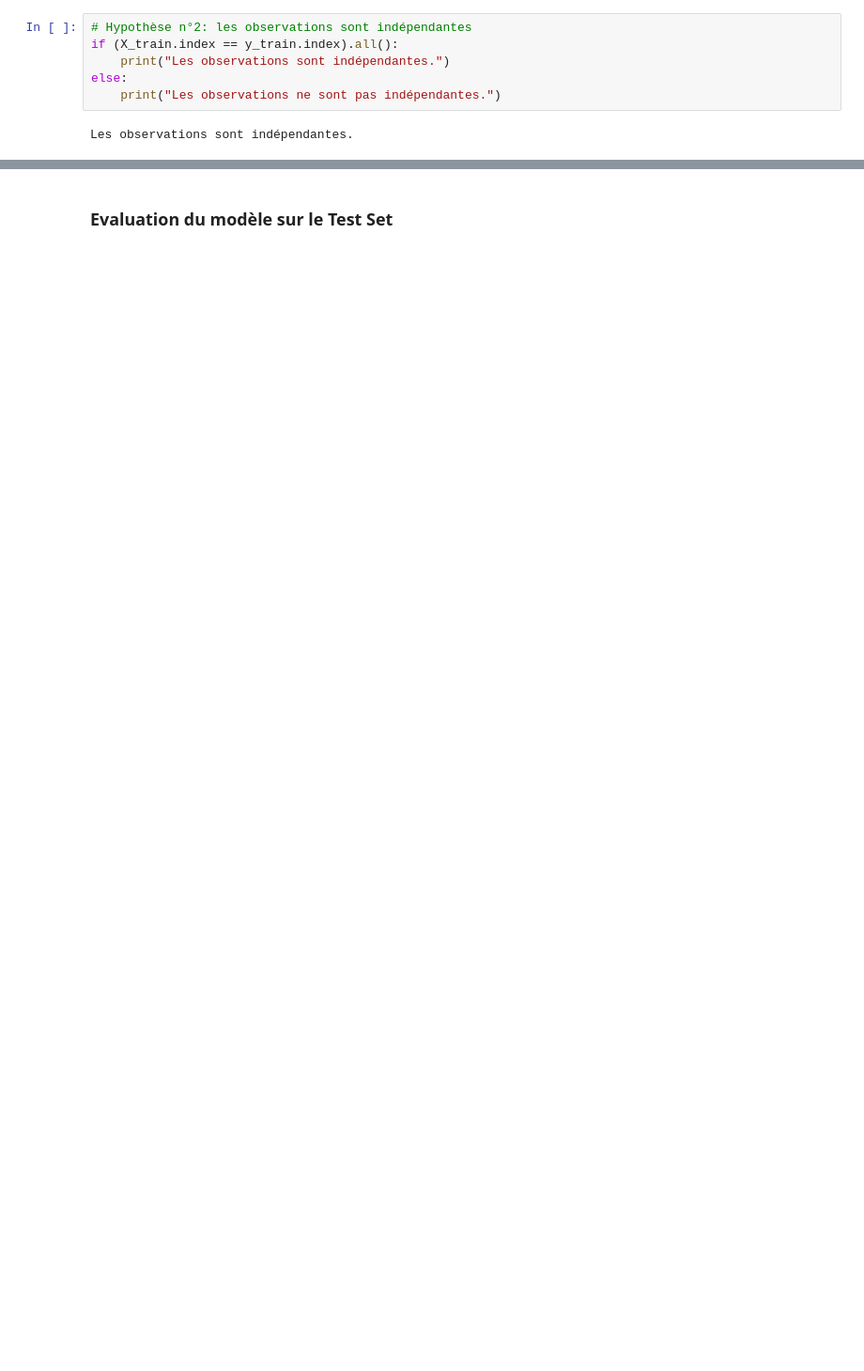
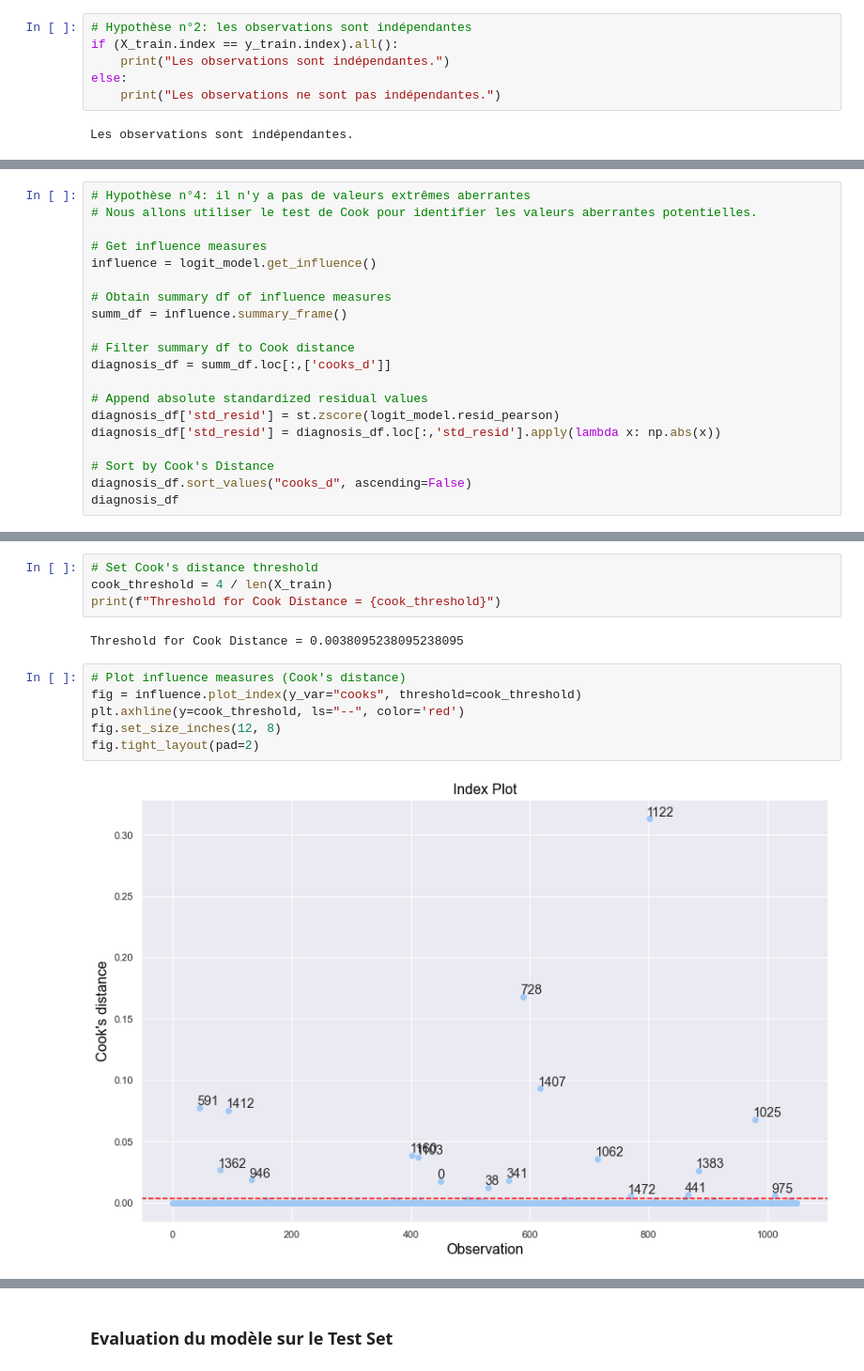
Before and after one commit to datadosreis/Detection-de-faux-billets, a Jupyter notebook: Sandbox_P10.ipynb, the cells around one changed output, grey strips where cells are left out. Shown at 94% size. Saved outputs shown, nothing was run; the diff lists cells and outputs as text; blank space fills up the shorter version.

```diff
--- a/Sandbox_P10.ipynb
+++ b/Sandbox_P10.ipynb
@@ -998,0 +953,20 @@ Toutes les variables explicatives ont une relation linéaire significative avec
+# %%
+# Hypothèse n°4: il n'y a pas de valeurs extrêmes aberrantes
+# Nous allons utiliser le test de Cook pour identifier les valeurs aberrantes potentielles.
+
+# Get influence measures
+influence = logit_model.get_influence()
+
+# Obtain summary df of influence measures
+summ_df = influence.summary_frame()
+
+# Filter summary df to Cook distance
+diagnosis_df = summ_df.loc[:,['cooks_d']]
+
+# Append absolute standardized residual values
+diagnosis_df['std_resid'] = st.zscore(logit_model.resid_pearson)
+diagnosis_df['std_resid'] = diagnosis_df.loc[:,'std_resid'].apply(lambda x: np.abs(x))
+
+# Sort by Cook's Distance
+diagnosis_df.sort_values("cooks_d", ascending=False)
+diagnosis_df
@@ -998,0 +987,14 @@ Toutes les variables explicatives ont une relation linéaire significative avec
+# %%
+# Set Cook's distance threshold
+cook_threshold = 4 / len(X_train)
+print(f"Threshold for Cook Distance = {cook_threshold}")
+# %% [output]
+Threshold for Cook Distance = 0.0038095238095238095
+# %%
+# Plot influence measures (Cook's distance)
+fig = influence.plot_index(y_var="cooks", threshold=cook_threshold)
+plt.axhline(y=cook_threshold, ls="--", color='red')
+fig.set_size_inches(12, 8)
+fig.tight_layout(pad=2)
+# %% [output]
+[figure, added]
```
Also changed, not shown: parts of 51 cells of this notebook.
